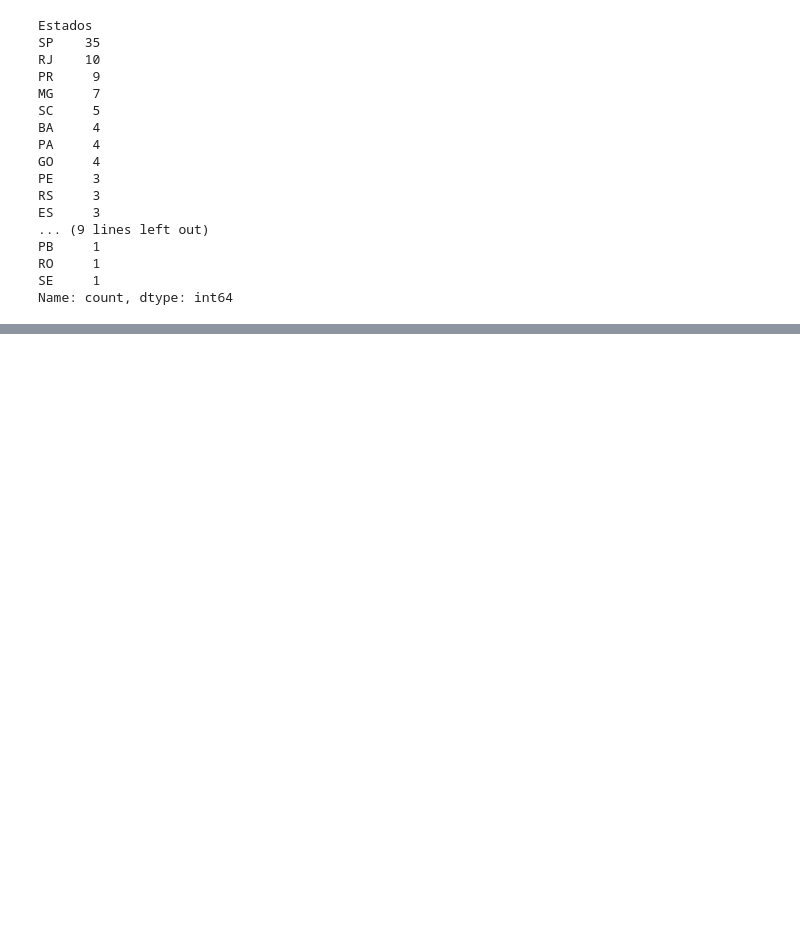
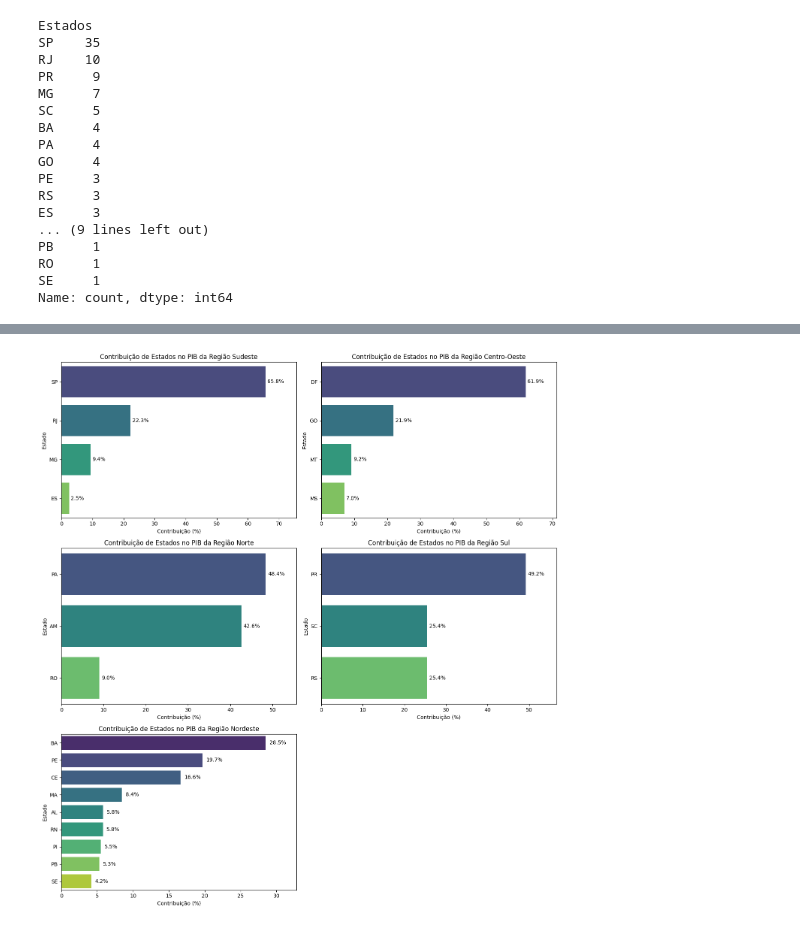
Before and after one commit to RenanVanbasten/EDA-PIB-Municipios-Brasil, a Jupyter notebook: notebooks/eda_pib_municipios.ipynb, the cells around one changed output, grey strips where cells are left out. Saved outputs shown, nothing was run; the diff lists cells and outputs as text; code cells hidden in the pictures; blank space fills up the shorter version.

```diff
--- a/notebooks/eda_pib_municipios.ipynb
+++ b/notebooks/eda_pib_municipios.ipynb
@@ -229,0 +306,46 @@ Name: Contribuicao_Estado_na_Regiao (%), dtype: float64
+# %%
+# Plotando a contribuição do Estado na sua respectiva Região.
+
+cada_regiao = df['Regioes'].unique()
+
+n_cols = 2
+n_rows = (len(cada_regiao) + n_cols - 1) // n_cols
+
+plt.figure(figsize=(14, 5 * n_rows))
+
+for i, regiao in enumerate(cada_regiao):
+    ax = plt.subplot(n_rows, n_cols, i + 1)
+
+    dados_regiao = df[df['Regioes'] == regiao].sort_values(
+        by='Contribuicao_Estado_na_Regiao (%)', ascending=False
+    )
+
+    sns.barplot(
+        x='Contribuicao_Estado_na_Regiao (%)',
+        y='Estados',
+        data=dados_regiao,
+        palette='viridis',
+        hue='Estados',
+        legend=False,
+        ax=ax
+    )
+
+    for p in ax.patches:
+        width = p.get_width()
+        ax.text(
+            width + 0.5,
+            p.get_y() + p.get_height() / 2,
+            f'{width:.1f}%',
+            va='center'
+        )
+
+    ax.set_xlim(0, dados_regiao['Contribuicao_Estado_na_Regiao (%)'].max() * 1.15)
+
+    ax.set_title(f'Contribuição de Estados no PIB da Região {regiao}', fontsize=12)
+    ax.set_xlabel('Contribuição (%)', fontsize=10)
+    ax.set_ylabel('Estado', fontsize=10)
+
+plt.tight_layout()
+plt.show()
+# %% [output]
+[figure, added]
```
Also changed, not shown: parts of 8 cells of this notebook.
